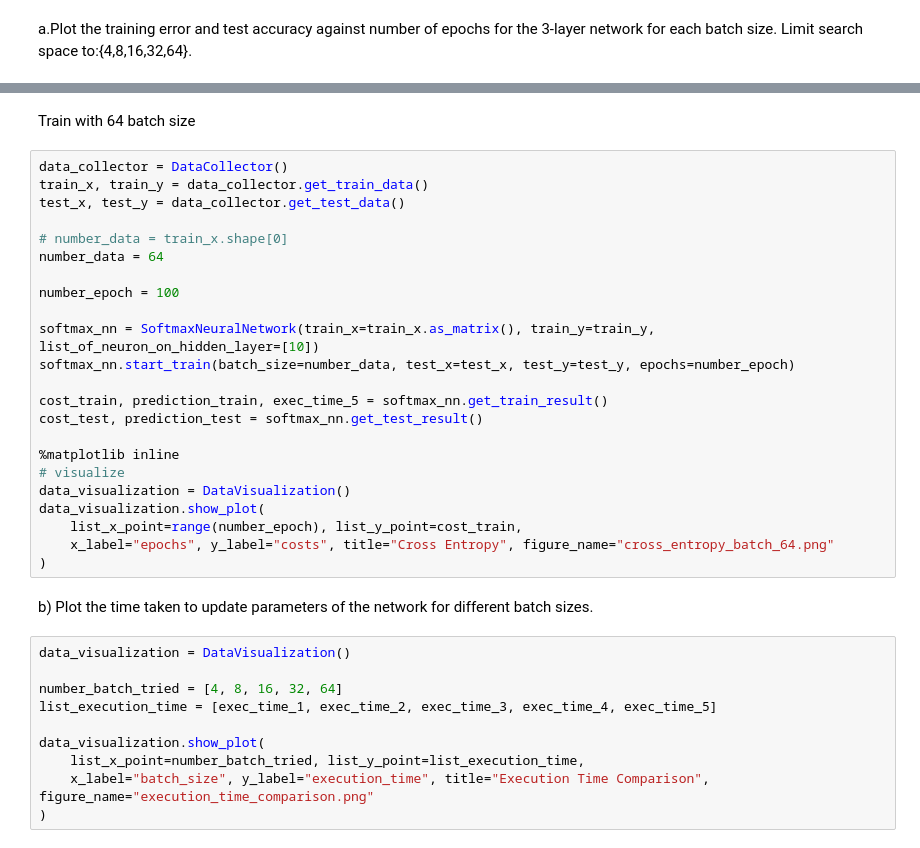
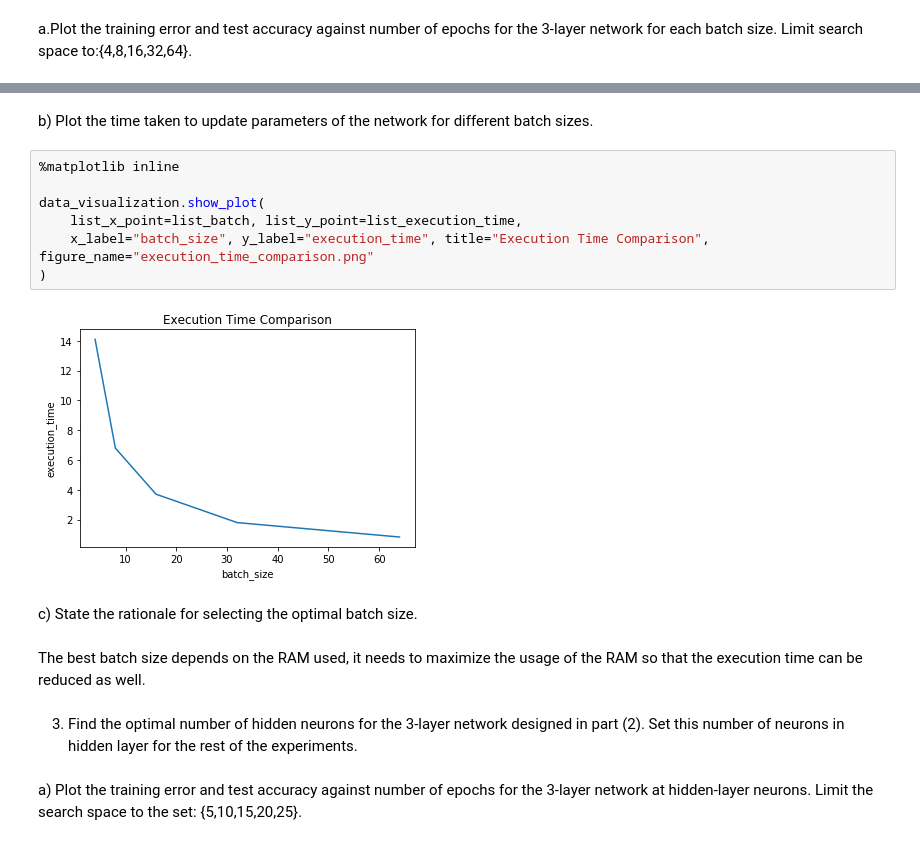
Before and after one commit to edwardsujono/assignment_neural_network, a Jupyter notebook: Classification Problem.ipynb, the cells around one changed output, grey strips where cells are left out. Cells and saved outputs as stored; diff of their text form.

```diff
--- a/Classification Problem.ipynb
+++ b/Classification Problem.ipynb
@@ -368,37 +418,21 @@ data_visualization.show_plot(
-# %% [markdown]
-Train with 64 batch size
-# %%
-data_collector = DataCollector()
-train_x, train_y = data_collector.get_train_data()
-test_x, test_y = data_collector.get_test_data()
-
-# number_data = train_x.shape[0]
-number_data = 64
-
-number_epoch = 100
-
-softmax_nn = SoftmaxNeuralNetwork(train_x=train_x.as_matrix(), train_y=train_y, list_of_neuron_on_hidden_layer=[10])
-softmax_nn.start_train(batch_size=number_data, test_x=test_x, test_y=test_y, epochs=number_epoch)
-
-cost_train, prediction_train, exec_time_5 = softmax_nn.get_train_result()
-cost_test, prediction_test = softmax_nn.get_test_result()
-
-%matplotlib inline
-# visualize
-data_visualization = DataVisualization()
-data_visualization.show_plot(
-    list_x_point=range(number_epoch), list_y_point=cost_train,
-    x_label="epochs", y_label="costs", title="Cross Entropy", figure_name="cross_entropy_batch_64.png"
-)
 # %% [markdown]
 b) Plot the time taken to update parameters of the network for different batch sizes.
 # %%
-data_visualization = DataVisualization()
-
-number_batch_tried = [4, 8, 16, 32, 64]
-list_execution_time = [exec_time_1, exec_time_2, exec_time_3, exec_time_4, exec_time_5]
+%matplotlib inline
 
 data_visualization.show_plot(
-    list_x_point=number_batch_tried, list_y_point=list_execution_time,
+    list_x_point=list_batch, list_y_point=list_execution_time,
     x_label="batch_size", y_label="execution_time", title="Execution Time Comparison", figure_name="execution_time_comparison.png"
 )
+# %% [output]
+[figure, added]
+# %% [markdown]
+c) State the rationale for selecting the optimal batch size.
+# %% [markdown]
+The best batch size depends on the RAM used, it needs to maximize the usage of the RAM so that the execution time can be reduced as well.
+# %% [markdown]
+3. Find the optimal number of hidden neurons for the 3-layer network designed in part (2). Set this number of neurons in hidden layer for the rest of the experiments.
+# %% [markdown]
+a) Plot the training error and test accuracy against number of epochs for the 3-layer
+network at hidden-layer neurons. Limit the search space to the set:
+{5,10,15,20,25}.
```
Also changed, not shown: parts of 20 cells of this notebook, 3 other files.
